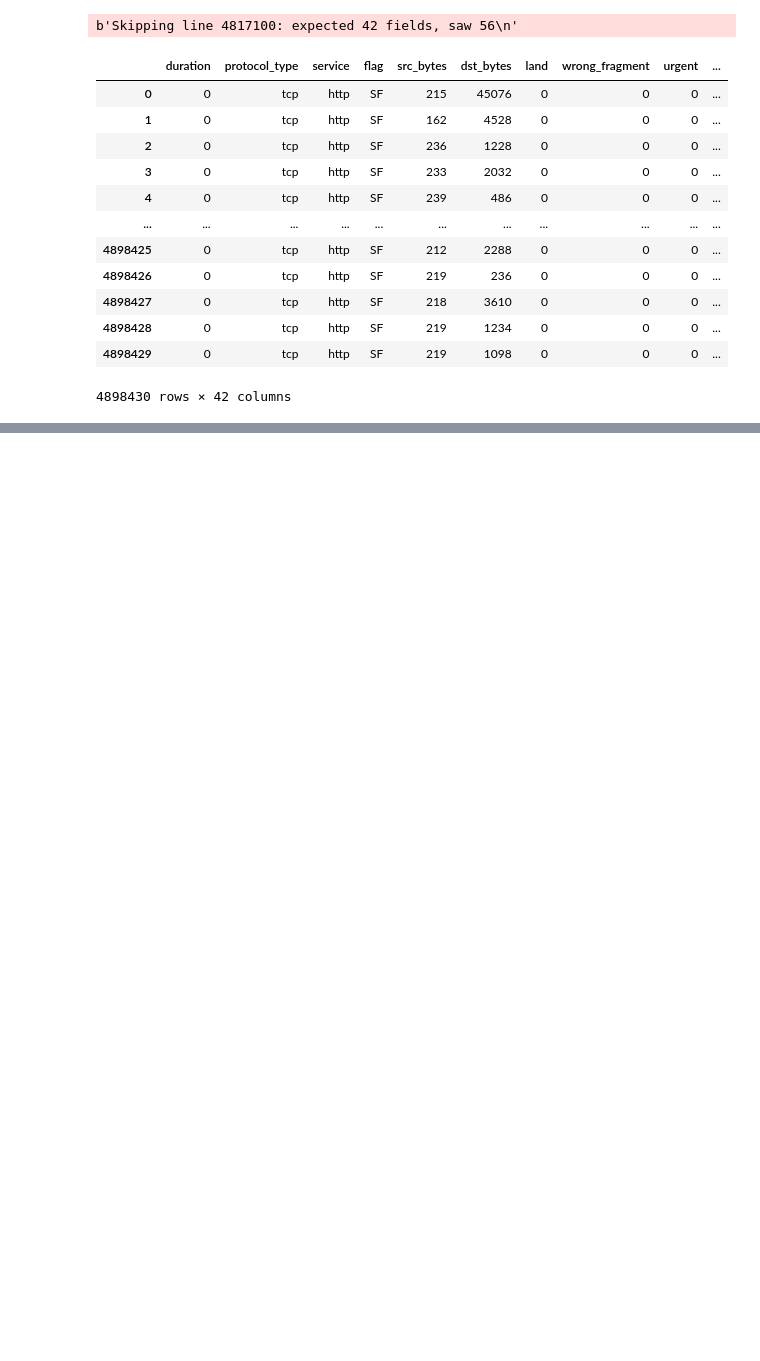
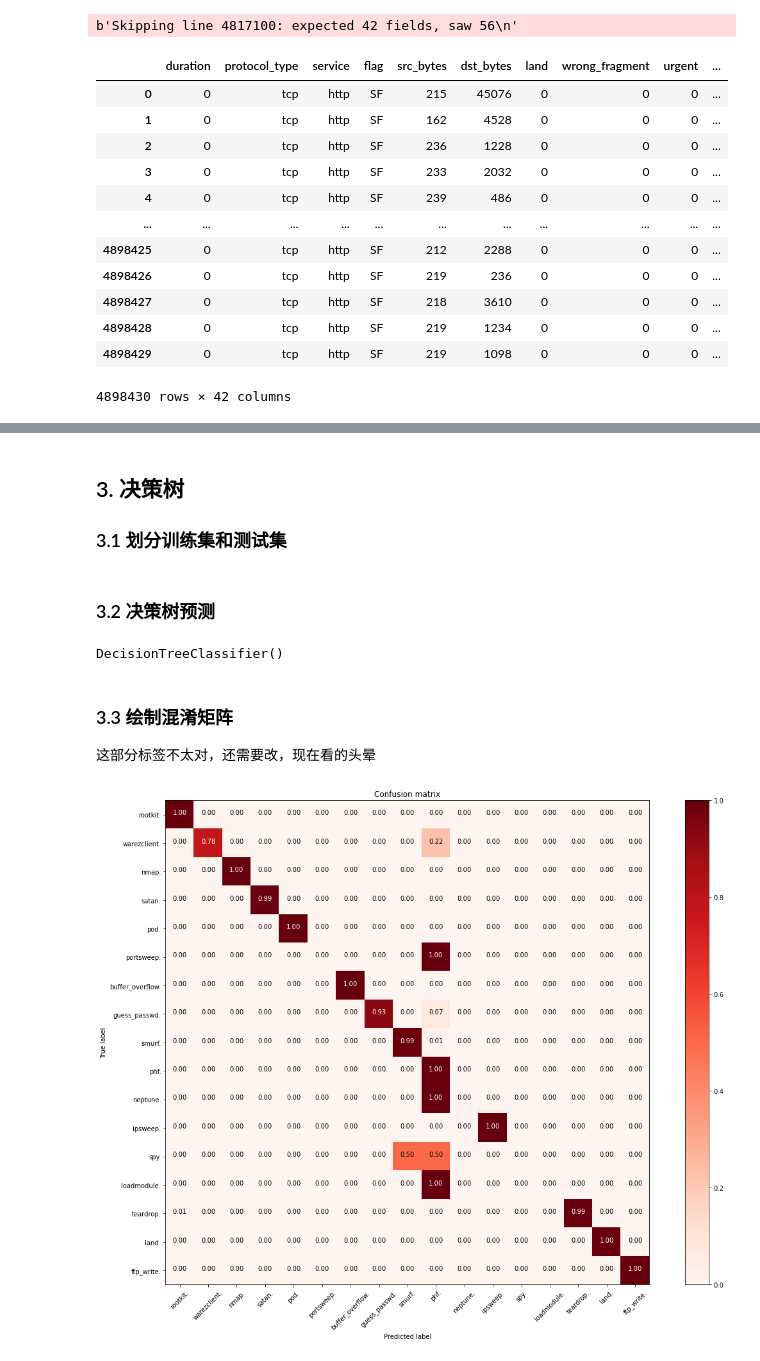
Before and after one commit to Xiaomut/RAS_TCP-Predict, a Jupyter notebook: exp2.ipynb, the cells around one changed output, grey strips where cells are left out. Drawn from its saved outputs; the diff is of its cells as text; code cells hidden in the pictures; blank space fills up the shorter version.

```diff
--- a/exp2.ipynb
+++ b/exp2.ipynb
@@ -58,0 +247,4 @@ print(len(b))
+# %% [markdown]
+## 3. 决策树
+
+### 3.1 划分训练集和测试集
@@ -58,0 +253,48 @@ print(len(b))
+# %% [markdown]
+### 3.2 决策树预测
+# %%
+clf = DecisionTreeClassifier()
+clf.fit(X_train, y_train)
+# %% [output]
+DecisionTreeClassifier()
+# %%
+y_predicts = clf.predict(X_test)
+cm = confusion_matrix(y_test, y_predicts)
+# %% [markdown]
+### 3.3 绘制混淆矩阵
+
+这部分标签不太对，还需要改，现在看的头晕
+# %%
+def read_dict(file='./data2/labels.json'):
+    with open(file, 'r') as f:
+        return json.load(f)
+
+labels_dict = read_dict()
+labels_dict_keys = list(labels_dict.keys())
+temp_label_lists = list(set(y_test))
+# %%
+def plot_confusion_matrix(cm, classes, normalize=False, title='Confusion matrix', cmap=plt.cm.Reds, plot_shape=(12,10)):
+    if normalize:
+        cm = cm.astype('float') / cm.sum(axis=1)[:, np.newaxis]
+    plt.figure(figsize=plot_shape)
+    plt.imshow(cm, interpolation='nearest', cmap=cmap)
+    plt.title(title)
+    plt.colorbar()
+    tick_marks = np.arange(len(classes))
+    plt.xticks(tick_marks, classes, rotation=45)
+    plt.yticks(tick_marks, classes)
+    fmt = '.2f' if normalize else 'd'
+    thresh = cm.max() / 2.
+    for i, j in itertools.product(range(cm.shape[0]), range(cm.shape[1])):
+        plt.text(j, i, format(cm[i, j], fmt),
+                 horizontalalignment="center",
+                 color="white" if cm[i, j] > thresh else "black")
+    plt.tight_layout()
+    plt.ylabel('True label')
+    plt.xlabel('Predicted label')
+# %%
+# sns.heatmap(df_cm, annot=True, cmap=plt.cm.Reds, normalize=True)
+
+plot_confusion_matrix(cm, classes=[labels_dict_keys[i] for i in temp_label_lists], normalize=True, plot_shape=(16,12))
+# %% [output]
+[figure, added]
```
Also changed, not shown: parts of 52 cells of this notebook.
